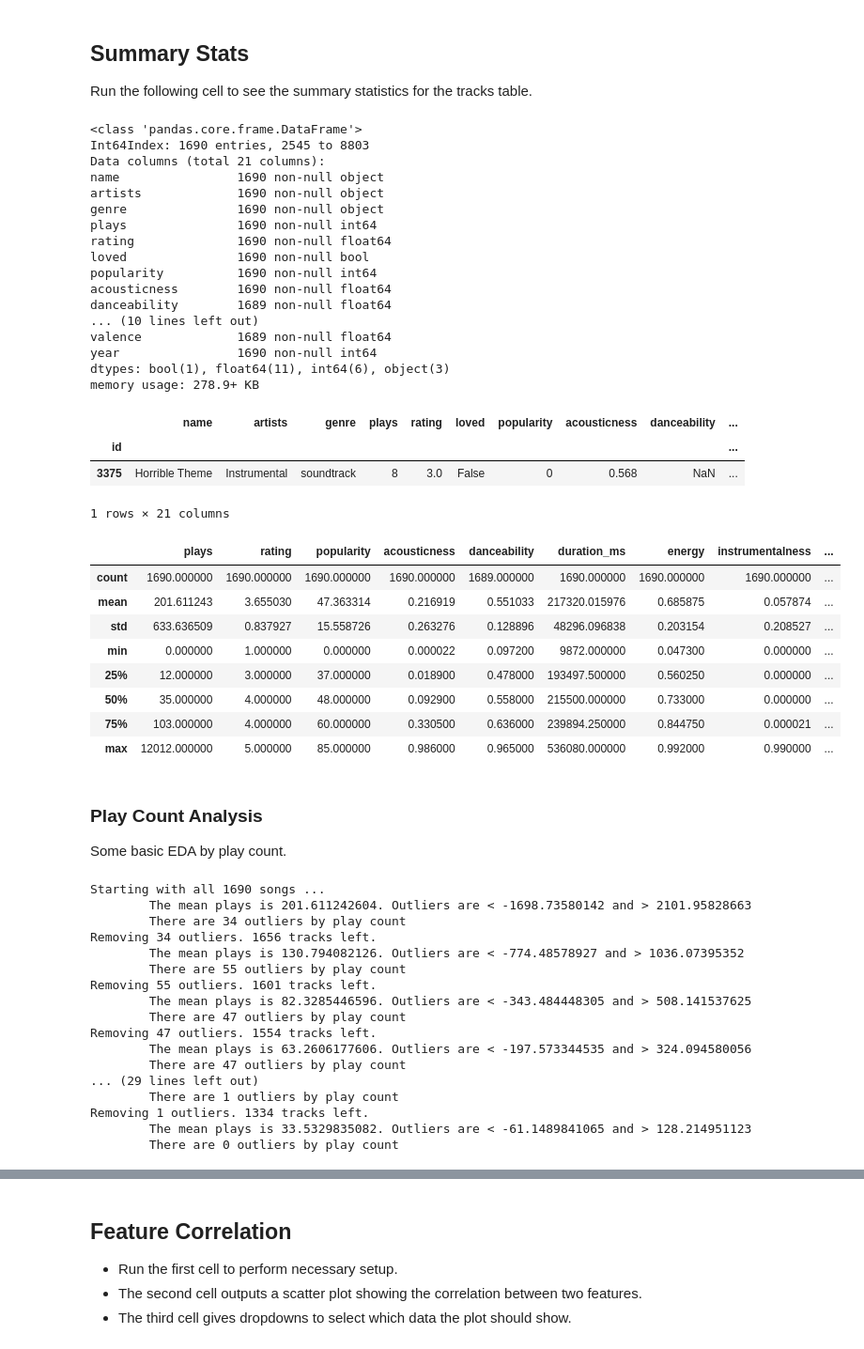
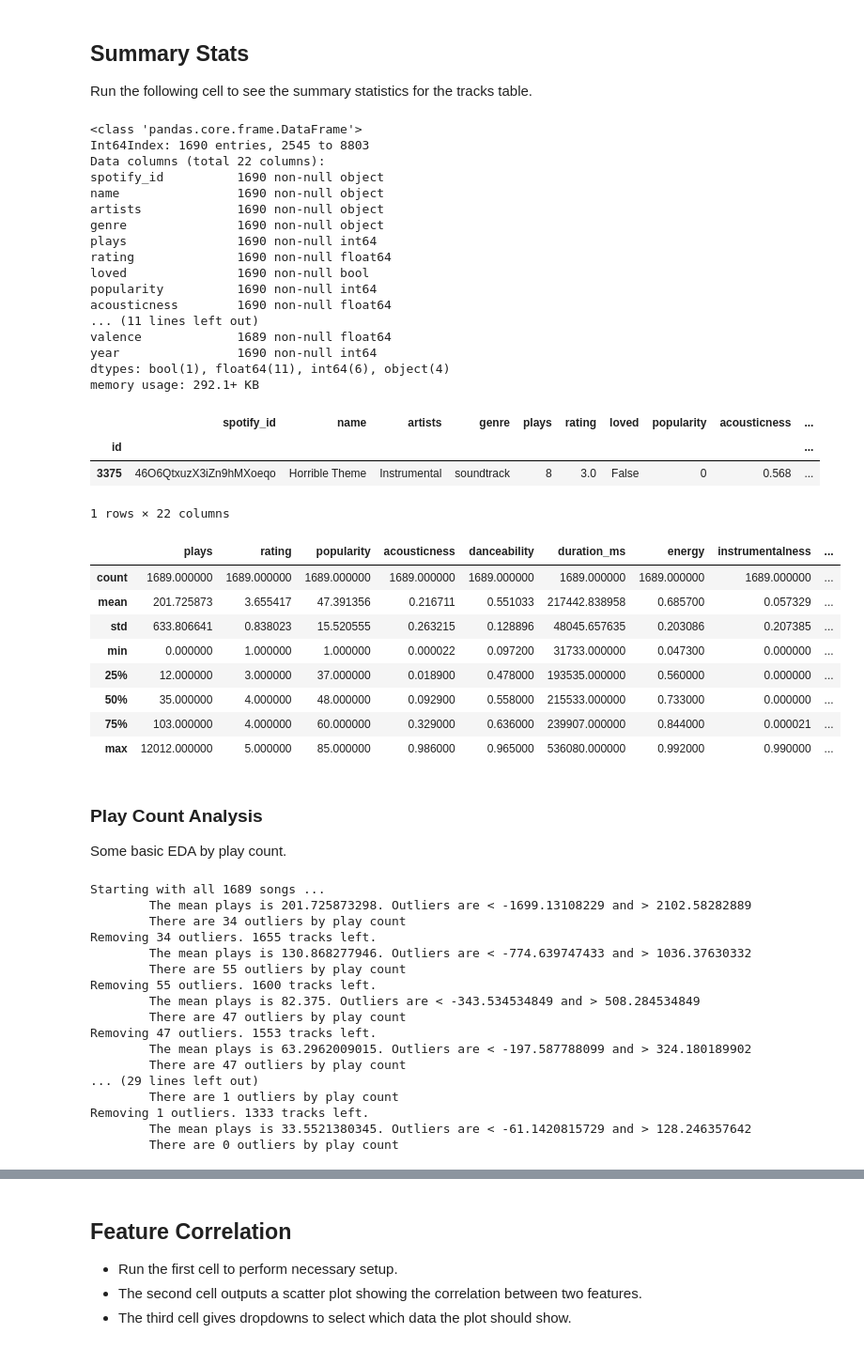
Before and after one commit to kcorring/ds4100-music-analytics, a Jupyter notebook: analytics/exploratory-analytics.ipynb, the cells around one changed output, grey strips where cells are left out. Shown at 94% size. Cells and saved outputs as stored; diff of their text form; code cells hidden in the pictures.

Commit message:
Remove null row

```diff
--- a/analytics/exploratory-analytics.ipynb
+++ b/analytics/exploratory-analytics.ipynb
@@ -43,6 +37,3 @@ Run this cell to shape the dataframe. There will be two dataframes available for
-# %%
-df = df.drop('spotify_id', 1)
-dummy_df = pd.get_dummies(df, prefix='genre', columns=['genre'], drop_first=True)
 # %% [markdown]
 ## Summary Stats
 Run the following cell to see the summary statistics for the tracks table.
@@ -51,7 +42,8 @@ df.info()
 # %% [output]
 <class 'pandas.core.frame.DataFrame'>
 Int64Index: 1690 entries, 2545 to 8803
-Data columns (total 21 columns):
+Data columns (total 22 columns):
+spotify_id          1690 non-null object
 name                1690 non-null object
 artists             1690 non-null object
 genre               1690 non-null object
@@ -60,30 +52,30 @@ rating              1690 non-null float64
 loved               1690 non-null bool
 popularity          1690 non-null int64
 acousticness        1690 non-null float64
-danceability        1689 non-null float64
-... (10 lines left out)
+... (11 lines left out)
 valence             1689 non-null float64
 year                1690 non-null int64
-dtypes: bool(1), float64(11), int64(6), object(3)
-memory usage: 278.9+ KB
+dtypes: bool(1), float64(11), int64(6), object(4)
+memory usage: 292.1+ KB
 # %%
 df.loc[df.isnull().any(axis=1)]
 # %% [output]
-|  | name | artists | genre | plays | rating | loved | popularity | acousticness | danceability | ... |
+|  | spotify_id | name | artists | genre | plays | rating | loved | popularity | acousticness | ... |
 | id |  |  |  |  |  |  |  |  |  | ... |
-| 3375 | Horrible Theme | Instrumental | soundtrack | 8 | 3.0 | False | 0 | 0.568 | NaN | ... |
+| 3375 | 46O6QtxuzX3iZn9hMXoeqo | Horrible Theme | Instrumental | soundtrack | 8 | 3.0 | False | 0 | 0.568 | ... |
-1 rows × 21 columns
+1 rows × 22 columns
 # %%
+df = df.dropna()
 df.describe()
 # %% [output]
 |  | plays | rating | popularity | acousticness | danceability | duration_ms | energy | instrumentalness | ... |
-| count | 1690.000000 | 1690.000000 | 1690.000000 | 1690.000000 | 1689.000000 | 1690.000000 | 1690.000000 | 1690.000000 | ... |
-| mean | 201.611243 | 3.655030 | 47.363314 | 0.216919 | 0.551033 | 217320.015976 | 0.685875 | 0.057874 | ... |
-| std | 633.636509 | 0.837927 | 15.558726 | 0.263276 | 0.128896 | 48296.096838 | 0.203154 | 0.208527 | ... |
-| min | 0.000000 | 1.000000 | 0.000000 | 0.000022 | 0.097200 | 9872.000000 | 0.047300 | 0.000000 | ... |
-| 25% | 12.000000 | 3.000000 | 37.000000 | 0.018900 | 0.478000 | 193497.500000 | 0.560250 | 0.000000 | ... |
-| 50% | 35.000000 | 4.000000 | 48.000000 | 0.092900 | 0.558000 | 215500.000000 | 0.733000 | 0.000000 | ... |
-| 75% | 103.000000 | 4.000000 | 60.000000 | 0.330500 | 0.636000 | 239894.250000 | 0.844750 | 0.000021 | ... |
+| count | 1689.000000 | 1689.000000 | 1689.000000 | 1689.000000 | 1689.000000 | 1689.000000 | 1689.000000 | 1689.000000 | ... |
+| mean | 201.725873 | 3.655417 | 47.391356 | 0.216711 | 0.551033 | 217442.838958 | 0.685700 | 0.057329 | ... |
+| std | 633.806641 | 0.838023 | 15.520555 | 0.263215 | 0.128896 | 48045.657635 | 0.203086 | 0.207385 | ... |
+| min | 0.000000 | 1.000000 | 1.000000 | 0.000022 | 0.097200 | 31733.000000 | 0.047300 | 0.000000 | ... |
+| 25% | 12.000000 | 3.000000 | 37.000000 | 0.018900 | 0.478000 | 193535.000000 | 0.560000 | 0.000000 | ... |
+| 50% | 35.000000 | 4.000000 | 48.000000 | 0.092900 | 0.558000 | 215533.000000 | 0.733000 | 0.000000 | ... |
+| 75% | 103.000000 | 4.000000 | 60.000000 | 0.329000 | 0.636000 | 239907.000000 | 0.844000 | 0.000021 | ... |
 | max | 12012.000000 | 5.000000 | 85.000000 | 0.986000 | 0.965000 | 536080.000000 | 0.992000 | 0.990000 | ... |
 # %% [markdown]
 ### Play Count Analysis
@@ -125,22 +117,22 @@ while len(outliers) > 0:
 
 no_outlier_df = no_outliers[-1]
 # %% [output]
-Starting with all 1690 songs ...
-        The mean plays is 201.611242604. Outliers are < -1698.73580142 and > 2101.95828663
+Starting with all 1689 songs ...
+        The mean plays is 201.725873298. Outliers are < -1699.13108229 and > 2102.58282889
         There are 34 outliers by play count
-Removing 34 outliers. 1656 tracks left.
-        The mean plays is 130.794082126. Outliers are < -774.48578927 and > 1036.07395352
+Removing 34 outliers. 1655 tracks left.
+        The mean plays is 130.868277946. Outliers are < -774.639747433 and > 1036.37630332
         There are 55 outliers by play count
-Removing 55 outliers. 1601 tracks left.
-        The mean plays is 82.3285446596. Outliers are < -343.484448305 and > 508.141537625
+Removing 55 outliers. 1600 tracks left.
+        The mean plays is 82.375. Outliers are < -343.534534849 and > 508.284534849
         There are 47 outliers by play count
-Removing 47 outliers. 1554 tracks left.
-        The mean plays is 63.2606177606. Outliers are < -197.573344535 and > 324.094580056
+Removing 47 outliers. 1553 tracks left.
+        The mean plays is 63.2962009015. Outliers are < -197.587788099 and > 324.180189902
         There are 47 outliers by play count
 ... (29 lines left out)
         There are 1 outliers by play count
-Removing 1 outliers. 1334 tracks left.
-        The mean plays is 33.5329835082. Outliers are < -61.1489841065 and > 128.214951123
+Removing 1 outliers. 1333 tracks left.
+        The mean plays is 33.5521380345. Outliers are < -61.1420815729 and > 128.246357642
         There are 0 outliers by play count
 # %%
 no_outlier_df.describe()
```
Also changed, not shown: parts of 2 cells of this notebook.
